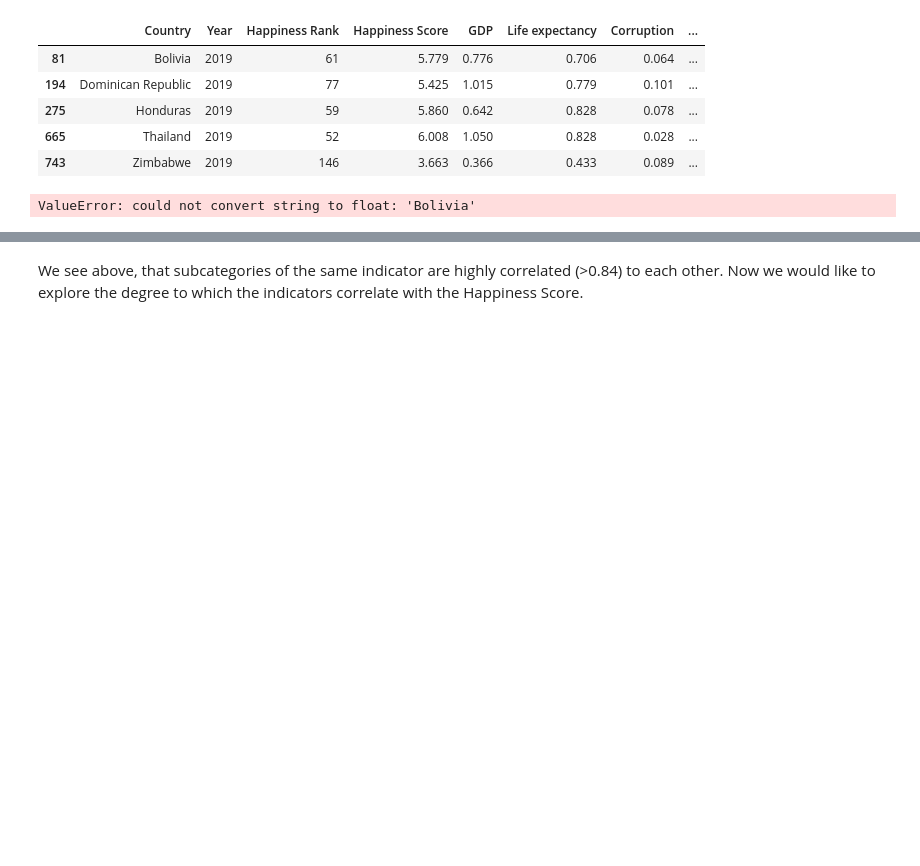
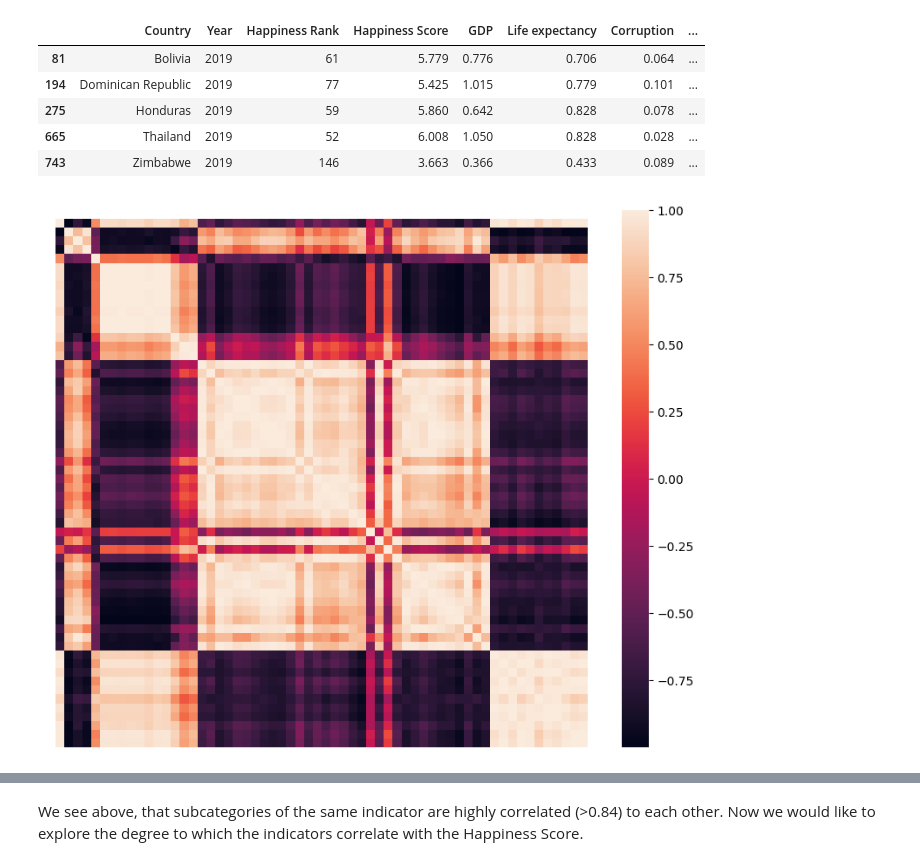
Before and after one commit to lboekestein/DWproject, a Jupyter notebook: src/vizualizations.ipynb, the cells around one changed output, grey strips where cells are left out. Cells and saved outputs as stored; diff of their text form; code cells hidden in the pictures; blank space fills up the shorter version.

```diff
--- a/src/vizualizations.ipynb
+++ b/src/vizualizations.ipynb
@@ -121,8 +121,8 @@ selected_countries_df
 # %%
 correlation_matrix = selected_countries_df.corr()
 
 plt.figure(figsize=(10, 8))
-sn.heatmap(correlation_matrix, xticklabels=False, yticklabels=False)
+sns.heatmap(correlation_matrix, xticklabels=False, yticklabels=False)
 plt.show()
 # %% [output]
-ValueError: could not convert string to float: 'Bolivia'
+[figure, added]
```
Also changed, not shown: parts of 17 cells of this notebook, 7 other files.
